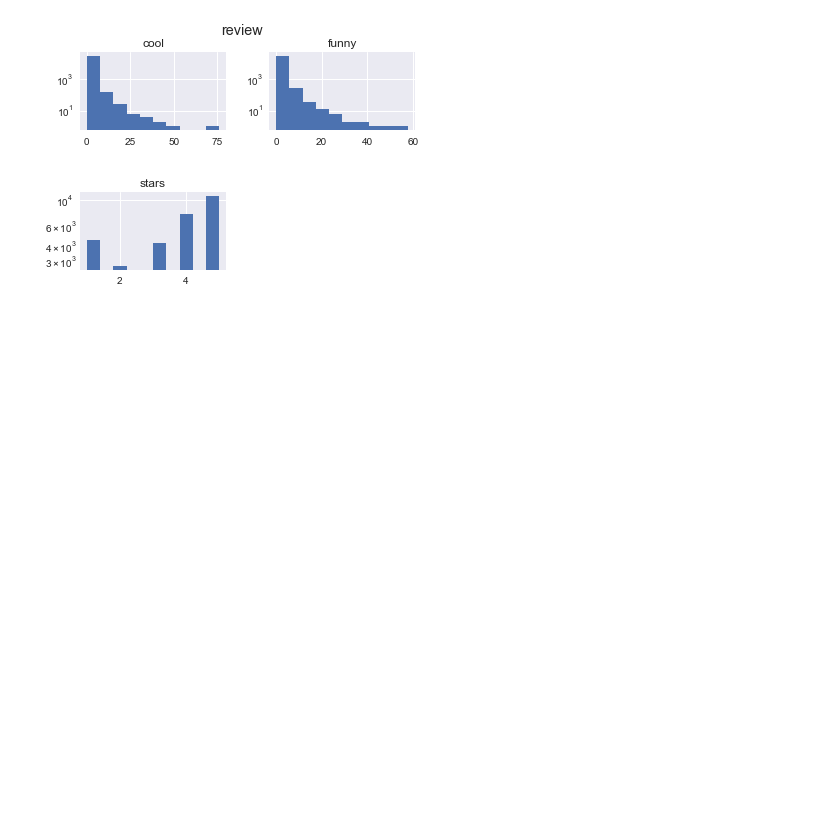
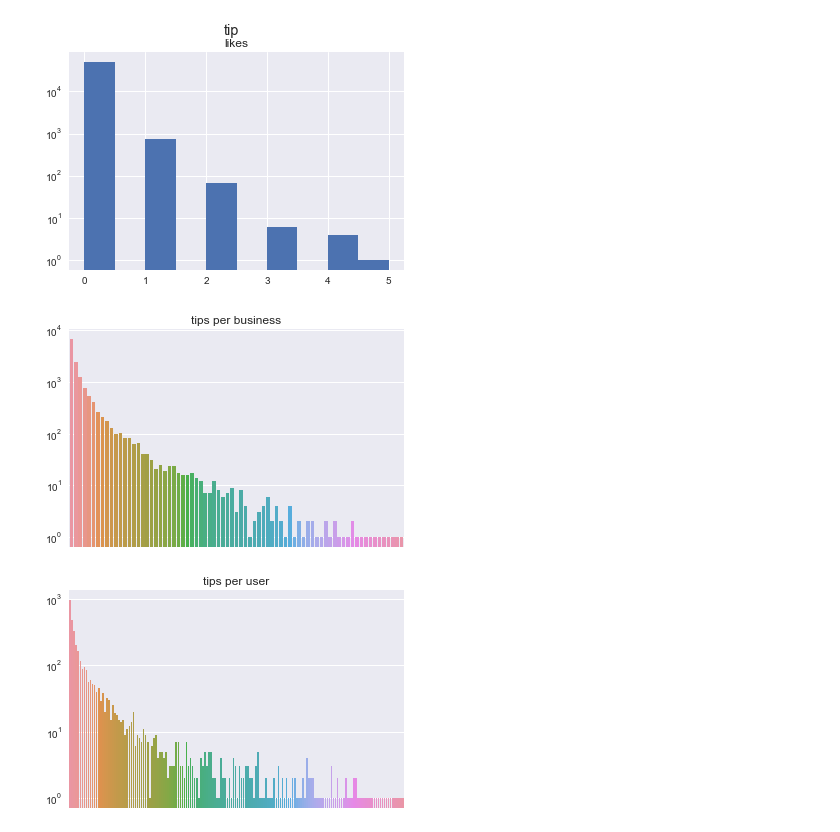
Before and after one commit to fdelia/yelp-challenge, a Jupyter notebook: 1_data_exploration.ipynb, the cells around one changed output. Cells and saved outputs as stored; diff of their text form; code cells hidden in the pictures; blank space fills up the shorter version.

```diff
--- a/1_data_exploration.ipynb
+++ b/1_data_exploration.ipynb
@@ -65,0 +117,13 @@ df_tip.head(3)
+# %%
+cols = ['stars', 'cool', 'funny', 'useful']
+axes = df_review.hist(column=cols)
+for i in axes:
+    for ax in i:
+        ax.set_yscale('log')
+
+plt.subplots_adjust(hspace=0.8)
+plt.suptitle('review')
+plt.show()
+
+# reviews per user: see under user
+# reviews per business: see under business
@@ -78,12 +144,30 @@ plt.show()
-# %%
-cols = ['stars', 'cool', 'funny']
-axes = df_review.hist(column=cols)
-for i in axes:
-    for ax in i:
-        ax.set_yscale('log')
-
-plt.subplots_adjust(hspace=0.8)
-plt.suptitle('review')
-plt.show()
-# %% [output]
-[figure, removed]
+# %%
+cols = ['likes']
+axes = df_tip.hist(column=cols)
+for i in axes:
+    for ax in i:
+        ax.set_yscale('log')
+
+plt.subplots_adjust(hspace=0.8)
+plt.suptitle('tip')
+plt.show()
+
+# Tips per business
+t = df_tip.groupby('business_id').size().value_counts()
+ax = sns.barplot(x=np.array(t.keys()), y=t.values)
+ax.set_yscale('log')
+ax.xaxis.set_ticklabels([])
+plt.title('tips per business')
+plt.show()
+
+# Tips per user
+t = df_tip.groupby('user_id').size().value_counts()
+ax = sns.barplot(x=np.array(t.keys()), y=t.values)
+ax.set_yscale('log')
+ax.xaxis.set_ticklabels([])
+plt.title('tips per user')
+plt.show()
+# %% [output]
+[figure, added]
+[figure, added]
+[figure, added]
```
Also changed, not shown: parts of 11 cells of this notebook.
